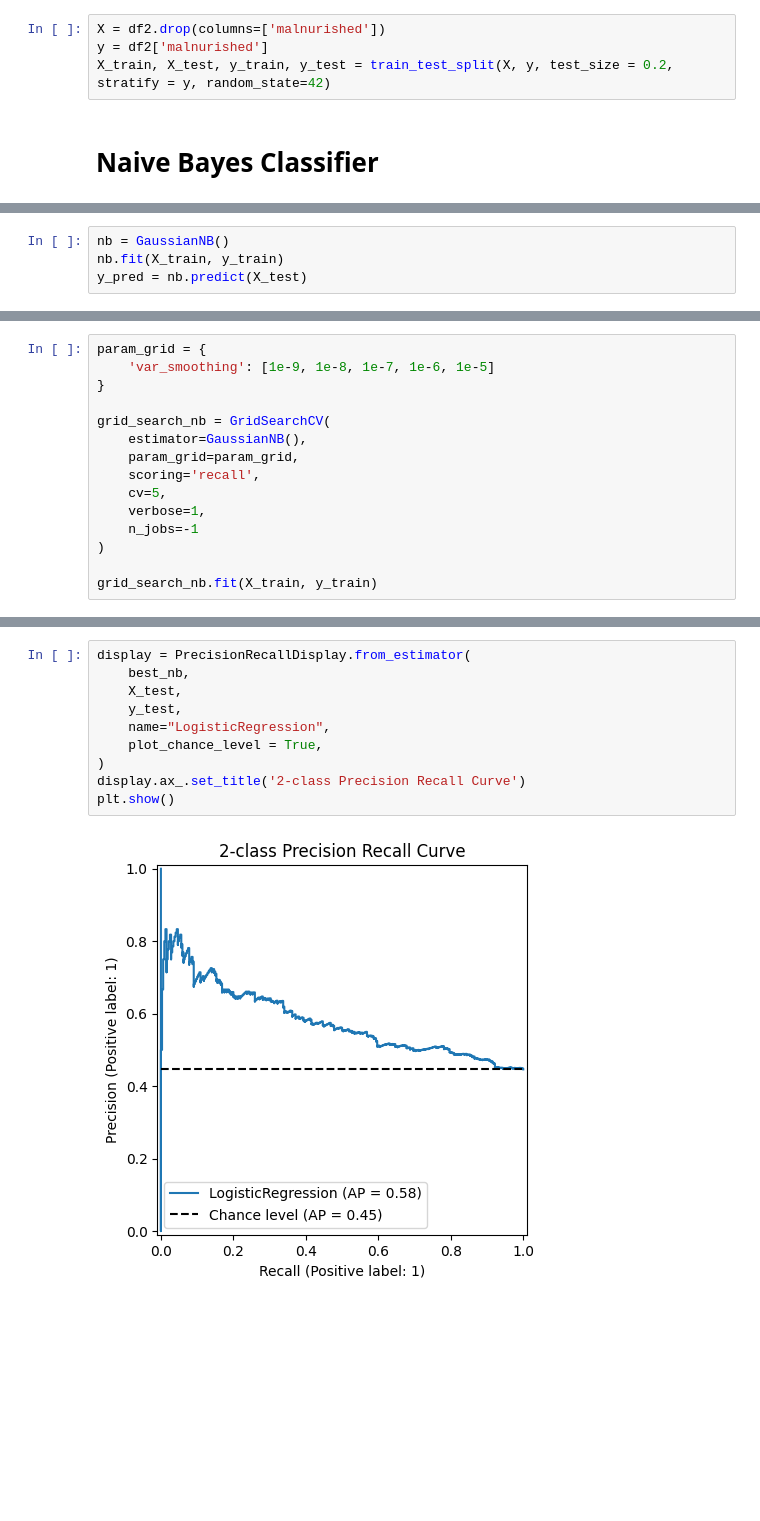
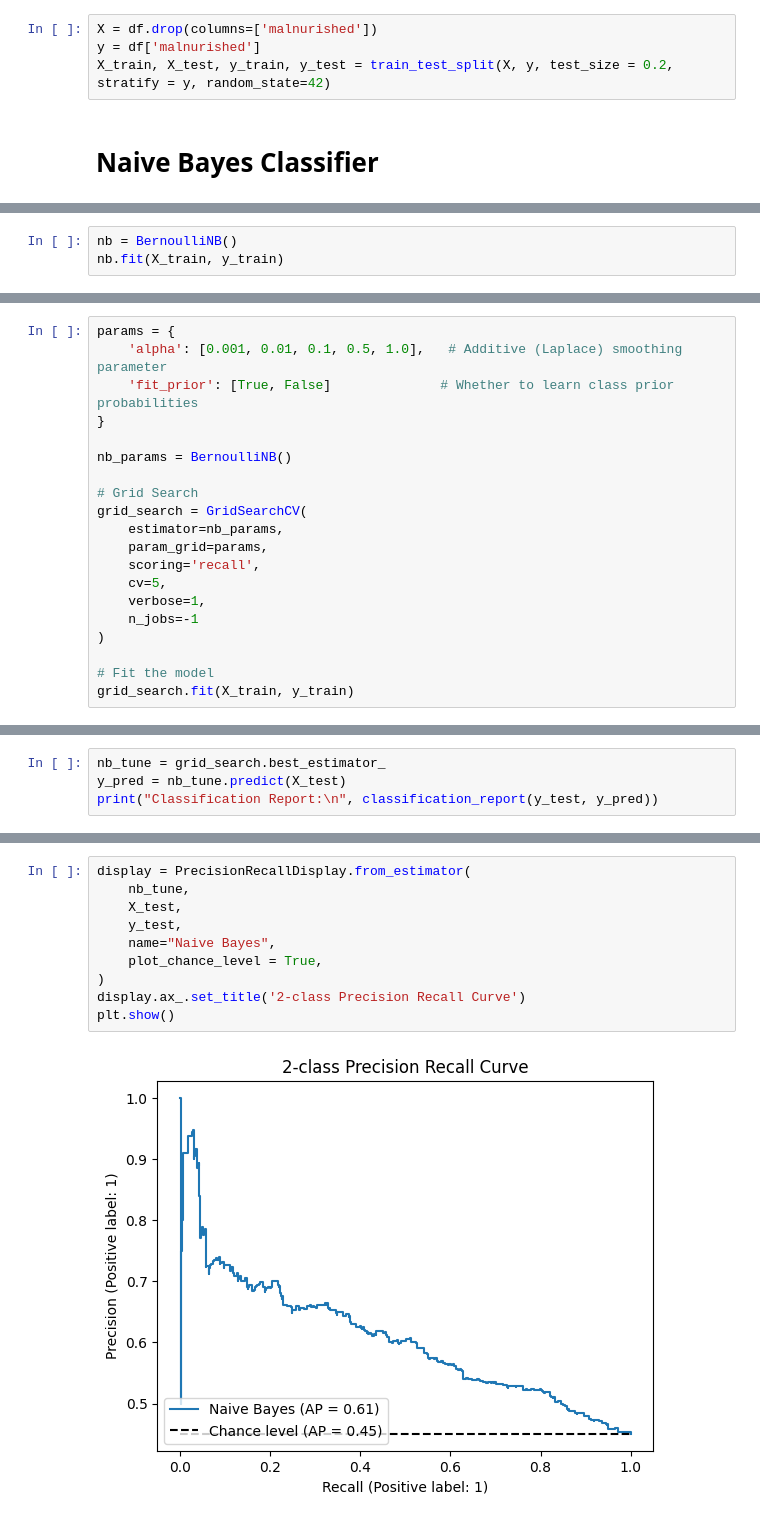
Before and after one commit to deepakbastola/malnutrition, a Jupyter notebook: models/nbayes.ipynb, the cells around one changed output, grey strips where cells are left out. Cells and saved outputs as stored; diff of their text form; blank space fills up the shorter version.

```diff
--- a/models/nbayes.ipynb
+++ b/models/nbayes.ipynb
@@ -86,6 +22,6 @@ df3.head(2)
 # %%
-X = df2.drop(columns=['malnurished'])
-y = df2['malnurished']
+X = df.drop(columns=['malnurished'])
+y = df['malnurished']
 X_train, X_test, y_train, y_test = train_test_split(X, y, test_size = 0.2, stratify = y, random_state=42)
 # %% [markdown]
 # Naive Bayes Classifier
@@ -92,4 +30,3 @@ X_train, X_test, y_train, y_test = train_test_split(X, y, test_size = 0.2, strat
 # %%
-nb = GaussianNB()
+nb = BernoulliNB()
 nb.fit(X_train, y_train)
-y_pred = nb.predict(X_test)
@@ -127,16 +52,21 @@ plt.show()
 # %%
-param_grid = {
-    'var_smoothing': [1e-9, 1e-8, 1e-7, 1e-6, 1e-5]
+params = {
+    'alpha': [0.001, 0.01, 0.1, 0.5, 1.0],   # Additive (Laplace) smoothing parameter
+    'fit_prior': [True, False]              # Whether to learn class prior probabilities
 }
 
-grid_search_nb = GridSearchCV(
-    estimator=GaussianNB(),
-    param_grid=param_grid,
+nb_params = BernoulliNB()
+
+# Grid Search
+grid_search = GridSearchCV(
+    estimator=nb_params,
+    param_grid=params,
     scoring='recall',
     cv=5,
     verbose=1,
     n_jobs=-1
 )
 
-grid_search_nb.fit(X_train, y_train)
+# Fit the model
+grid_search.fit(X_train, y_train)
 # %% [output]
@@ -168,0 +84,4 @@ weighted avg       0.58      0.56      0.55       717
+# %%
+nb_tune = grid_search.best_estimator_
+y_pred = nb_tune.predict(X_test)
+print("Classification Report:\n", classification_report(y_test, y_pred))
@@ -175,12 +105,12 @@ Average Precision: 0.5781952938372241
 # %%
 display = PrecisionRecallDisplay.from_estimator(
-    best_nb,
+    nb_tune,
     X_test,
     y_test,
-    name="LogisticRegression",
+    name="Naive Bayes",
     plot_chance_level = True,
 )
 display.ax_.set_title('2-class Precision Recall Curve')
 plt.show()
 # %% [output]
-[figure, old version]
+[figure, new version]
```
Also changed, not shown: parts of 29 cells of this notebook.
